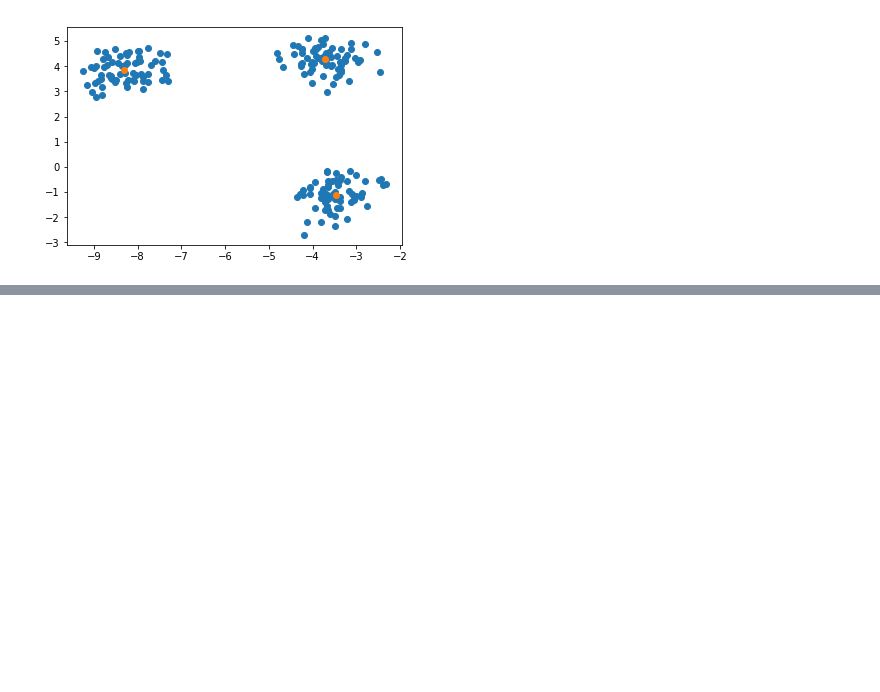
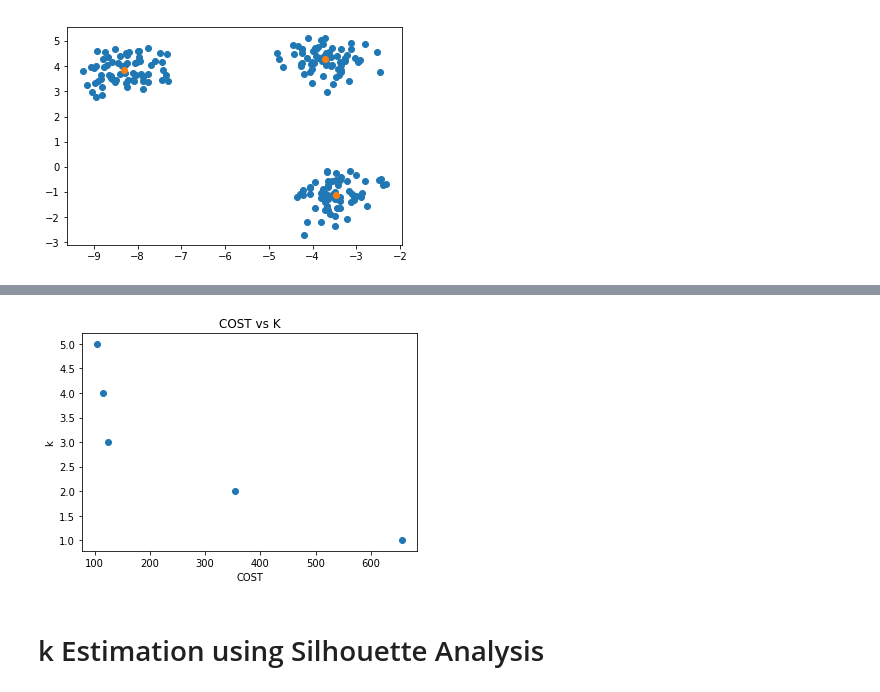
Before and after one commit to sahilsehwag/machine-learning-algorithms, a Jupyter notebook: kmeans.ipynb, the cells around one changed output, grey strips where cells are left out. Cells and saved outputs as stored; diff of their text form; code cells hidden in the pictures; blank space fills up the shorter version.

Commit message:
Added _cost(). Added COST vs k plot section.

```diff
--- a/kmeans.ipynb
+++ b/kmeans.ipynb
@@ -38,6 +38,10 @@ class CustomKMeans(BaseEstimator, ClusterMixin):
     @property
     def clusters_(self):
         return self._clusters
+
+    @property
+    def cost_(self):
+        return self._cost
 
 
     def fit(self, X):
@@ -94,12 +98,26 @@ class CustomKMeans(BaseEstimator, ClusterMixin):
 
         self._cluster_centers = np.array(centroids)
         self._clusters = clusters
+
+        #converting each cluster to ndarrays
         for i in range(self.k):
             self._clusters[i] = np.array(self._clusters[i])
+
+        #getting cost
+        self._cost = self._cost(self._cluster_centers, self._clusters)
 
 
     def _estimate_k(self, X):
         pass
+
+
+    def _cost(self, centroids, clusters):
+        cost = 0
+        for i in range(self.k):
+            for point in clusters[i]:
+                cost += np.linalg.norm(centroids[i]-point)
+
+        return cost
 
 
     def predict(self, X):
@@ -168,0 +201,17 @@ plt.show()
+# %%
+ks = np.arange(1, 6)
+costs = []
+for k in ks:
+    tempModel = CustomKMeans(k=k).fit(X)
+    costs.append(tempModel.cost_)
+
+plt.scatter(costs, ks)
+
+plt.xlabel('COST')
+plt.ylabel('k')
+plt.title('COST vs K')
+plt.show()
+# %% [output]
+[figure, added]
+# %% [markdown]
+# k Estimation using Silhouette Analysis
```
Also changed, not shown: parts of 1 cell of this notebook.
